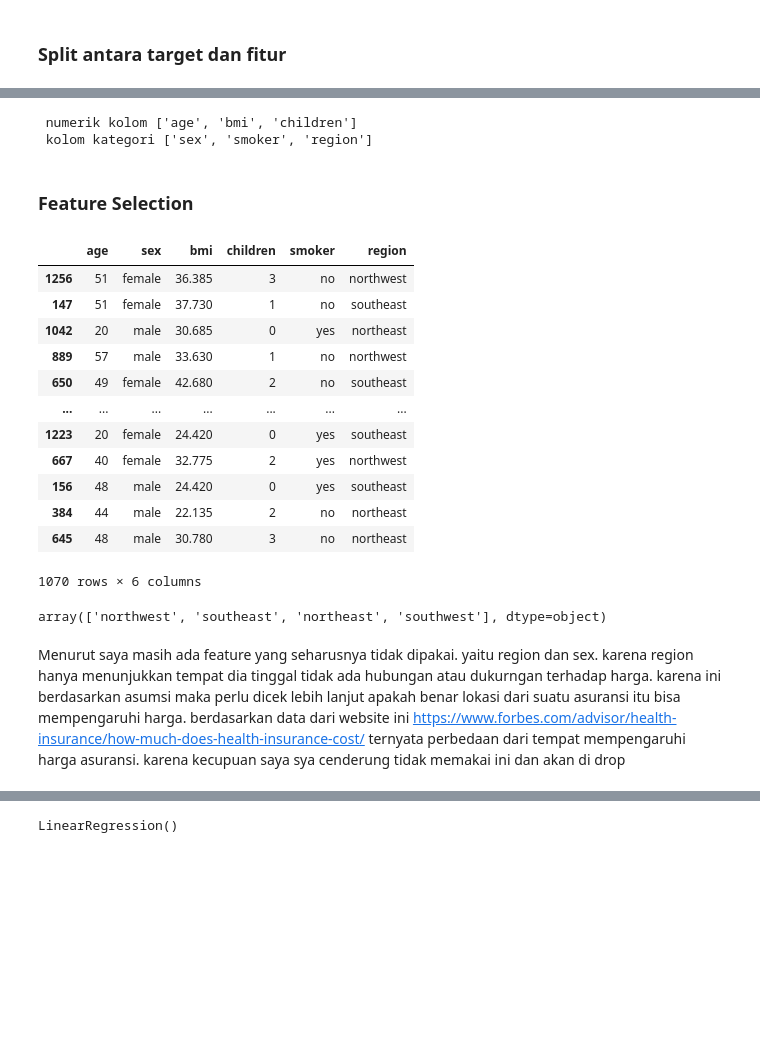
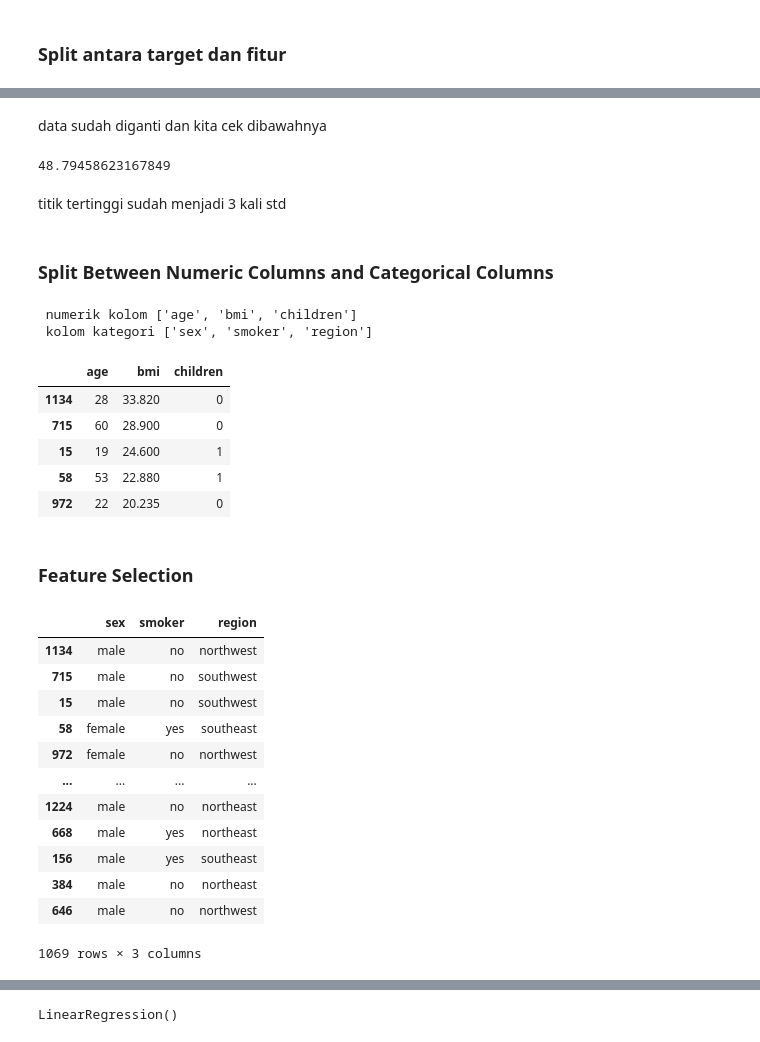
Before and after one commit to asanmaulana/kumpulan_ngc, a Jupyter notebook: h8dsft_ngc_ml_w1.ipynb, the cells around one changed output, grey strips where cells are left out. Drawn from its saved outputs; the diff is of its cells as text; code cells hidden in the pictures; blank space fills up the shorter version.

```diff
--- a/h8dsft_ngc_ml_w1.ipynb
+++ b/h8dsft_ngc_ml_w1.ipynb
@@ -417,3 +584,13 @@ X_test.duplicated().sum()
+# %% [markdown]
+data sudah diganti dan kita cek dibawahnya
+# %%
+X_train_capped['bmi'].max()
+# %% [output]
+48.79458623167849
+# %% [markdown]
+titik tertinggi sudah menjadi 3 kali std
+# %% [markdown]
+### Split Between Numeric Columns and Categorical Columns
 # %%
 # Get numeric and categorical column
 #numeric
@@ -428,35 +605,35 @@ print(f' kolom kategori {cat_columns}')
  kolom kategori ['sex', 'smoker', 'region']
 # %%
 # pemisahan antara kategori dan non kategori
-X_train_num = X_train[num_columns]
-X_test_num  = X_test[num_columns]
+X_train_num = X_train_capped[num_columns]
+X_test_num  = X_test_capped[num_columns]
 
-X_train_cat = X_train[cat_columns]
-X_test_cat  = X_test[cat_columns]
+X_train_cat = X_train_capped[cat_columns]
+X_test_cat  = X_test_capped[cat_columns]
+
+X_train_num.head()
+# %% [output]
+|  | age | bmi | children |
+| 1134 | 28 | 33.820 | 0 |
+| 715 | 60 | 28.900 | 0 |
+| 15 | 19 | 24.600 | 1 |
+| 58 | 53 | 22.880 | 1 |
+| 972 | 22 | 20.235 | 0 |
 # %% [markdown]
 ### Feature Selection
-# %%
-X_train
-# %% [output]
-|  | age | sex | bmi | children | smoker | region |
-| 1256 | 51 | female | 36.385 | 3 | no | northwest |
-| 147 | 51 | female | 37.730 | 1 | no | southeast |
-| 1042 | 20 | male | 30.685 | 0 | yes | northeast |
-| 889 | 57 | male | 33.630 | 1 | no | northwest |
-| 650 | 49 | female | 42.680 | 2 | no | southeast |
-| ... | ... | ... | ... | ... | ... | ... |
-| 1223 | 20 | female | 24.420 | 0 | yes | southeast |
-| 667 | 40 | female | 32.775 | 2 | yes | northwest |
-| 156 | 48 | male | 24.420 | 0 | yes | southeast |
-| 384 | 44 | male | 22.135 | 2 | no | northeast |
-| 645 | 48 | male | 30.780 | 3 | no | northeast |
-1070 rows × 6 columns
-# %%
-# cek value unik dari region
-X_train['region'].unique()
-# %% [output]
-array(['northwest', 'southeast', 'northeast', 'southwest'], dtype=object)
-# %% [markdown]
-Menurut saya masih ada feature yang seharusnya tidak dipakai. yaitu region dan sex. karena region hanya menunjukkan tempat dia tinggal tidak ada hubungan atau dukurngan terhadap harga. karena ini berdasarkan asumsi maka perlu dicek lebih lanjut apakah benar lokasi dari suatu asuransi itu bisa mempengaruhi harga.
-berdasarkan data dari website ini  https://www.forbes.com/advisor/health-insurance/how-much-does-health-insurance-cost/  ternyata perbedaan dari tempat mempengaruhi harga asuransi. karena kecupuan saya
-sya cenderung tidak memakai ini dan akan di drop
+# %%
+X_train_cat
+# %% [output]
+|  | sex | smoker | region |
+| 1134 | male | no | northwest |
+| 715 | male | no | southwest |
+| 15 | male | no | southwest |
+| 58 | female | yes | southeast |
+| 972 | female | no | northwest |
+| ... | ... | ... | ... |
+| 1224 | male | no | northeast |
+| 668 | male | yes | northeast |
+| 156 | male | yes | southeast |
+| 384 | male | no | northeast |
+| 646 | male | no | northwest |
+1069 rows × 3 columns
```
Also changed, not shown: parts of 55 cells of this notebook.
